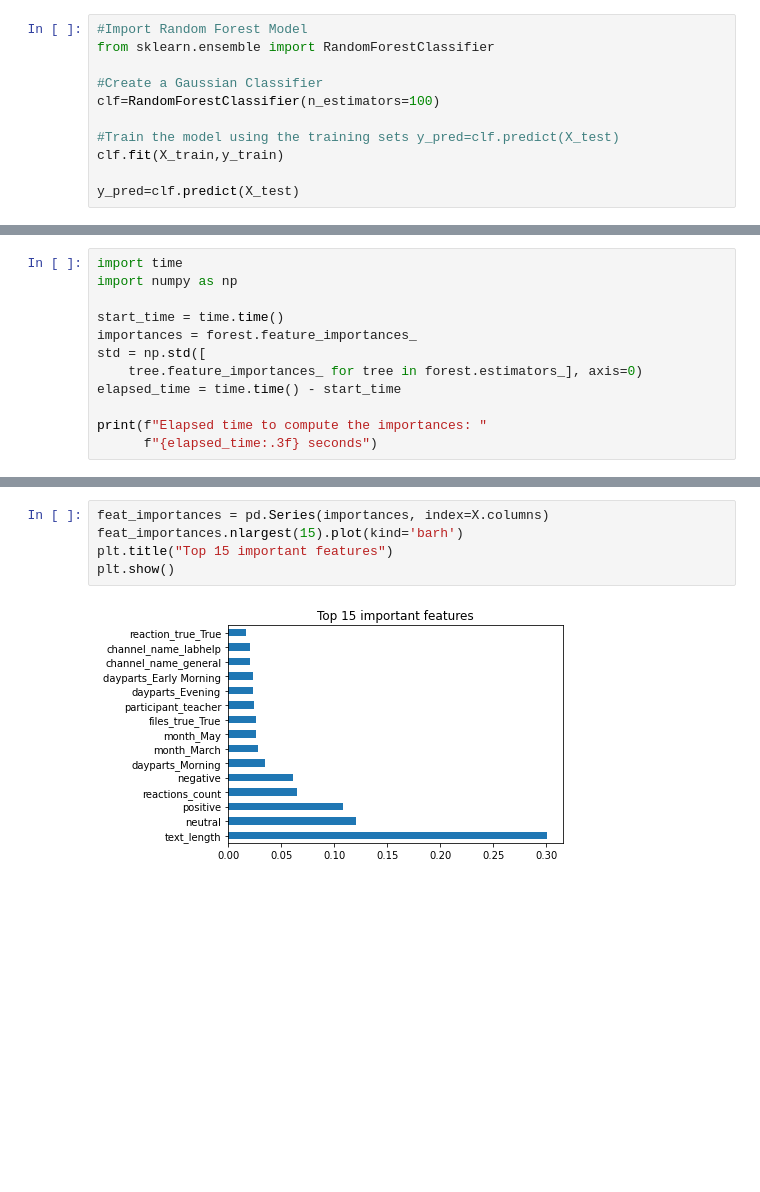
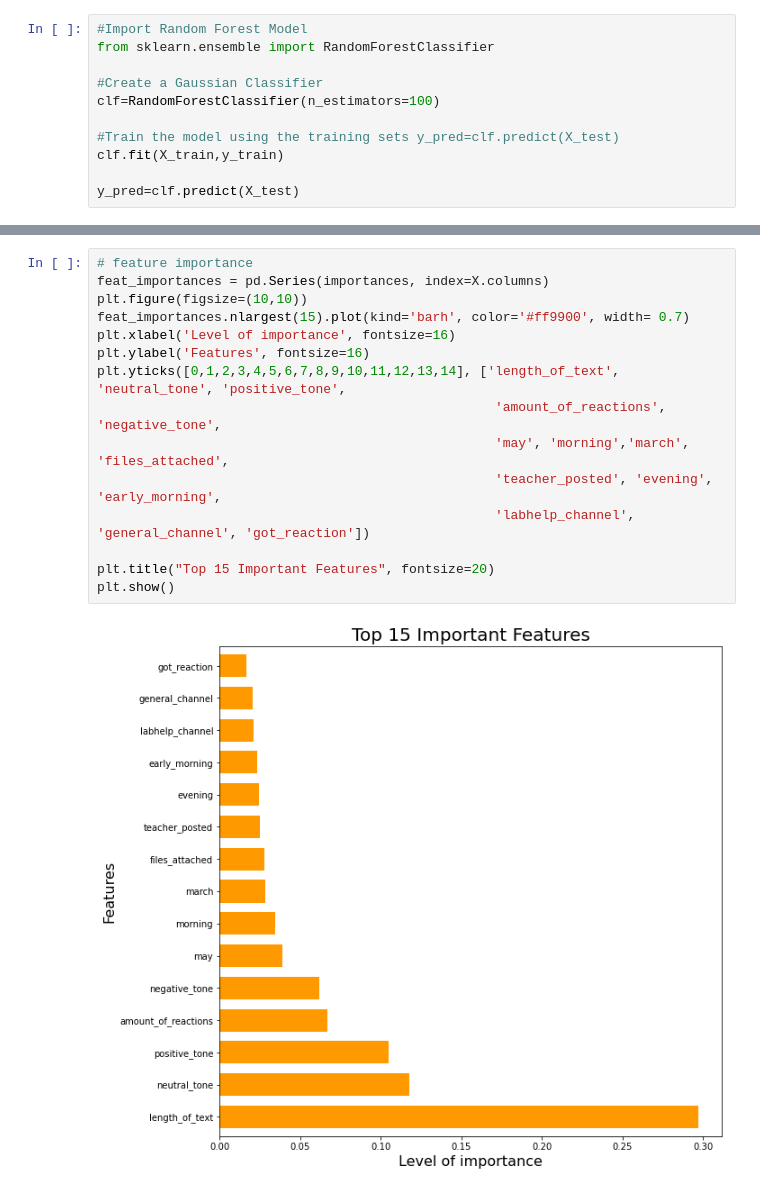
Before and after one commit to lillaszulyovszky/ironhack-final-project, a Jupyter notebook: code/ironhack_DA_slack_ML.ipynb, the cells around one changed output, grey strips where cells are left out. Drawn from its saved outputs; the diff is of its cells as text; blank space fills up the shorter version.

Commit message:
annotation and feature importance visualisation done

```diff
--- a/code/ironhack_DA_slack_ML.ipynb
+++ b/code/ironhack_DA_slack_ML.ipynb
@@ -478,15 +495,3 @@ RandomForestClassifier(bootstrap=True, ccp_alpha=0.0, class_weight=None,
                        min_weight_fraction_leaf=0.0, n_estimators=100,
                        n_jobs=None, oob_score=False, random_state=0, verbose=0,
                        warm_start=False)
-# %%
-import time
-import numpy as np
-
-start_time = time.time()
-importances = forest.feature_importances_
-std = np.std([
-    tree.feature_importances_ for tree in forest.estimators_], axis=0)
-elapsed_time = time.time() - start_time
-
-print(f"Elapsed time to compute the importances: "
-      f"{elapsed_time:.3f} seconds")
@@ -495,7 +498,17 @@ Elapsed time to compute the importances: 0.025 seconds
 # %%
+# feature importance
 feat_importances = pd.Series(importances, index=X.columns)
-feat_importances.nlargest(15).plot(kind='barh')
-plt.title("Top 15 important features")
+plt.figure(figsize=(10,10))
+feat_importances.nlargest(15).plot(kind='barh', color='#ff9900', width= 0.7)
+plt.xlabel('Level of importance', fontsize=16)
+plt.ylabel('Features', fontsize=16)
+plt.yticks([0,1,2,3,4,5,6,7,8,9,10,11,12,13,14], ['length_of_text', 'neutral_tone', 'positive_tone',
+                                                   'amount_of_reactions', 'negative_tone',
+                                                   'may', 'morning','march', 'files_attached',
+                                                   'teacher_posted', 'evening', 'early_morning',
+                                                   'labhelp_channel', 'general_channel', 'got_reaction'])
+
+plt.title("Top 15 Important Features", fontsize=20)
 plt.show()
 # %% [output]
-[figure, old version]
+[figure, new version]
```
Also changed, not shown: parts of 9 cells of this notebook, 1 other file.
